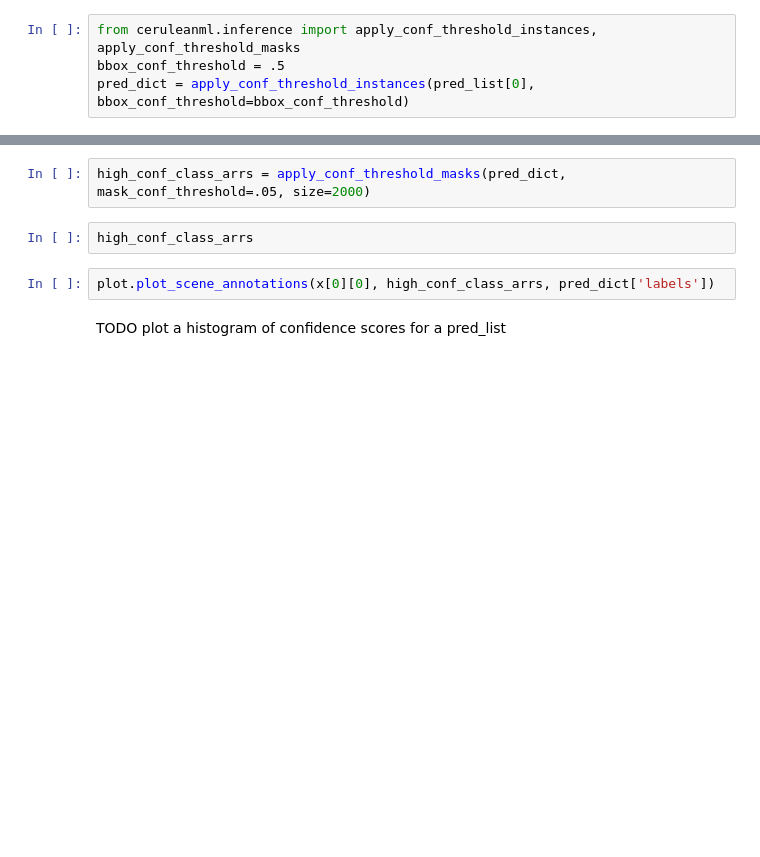
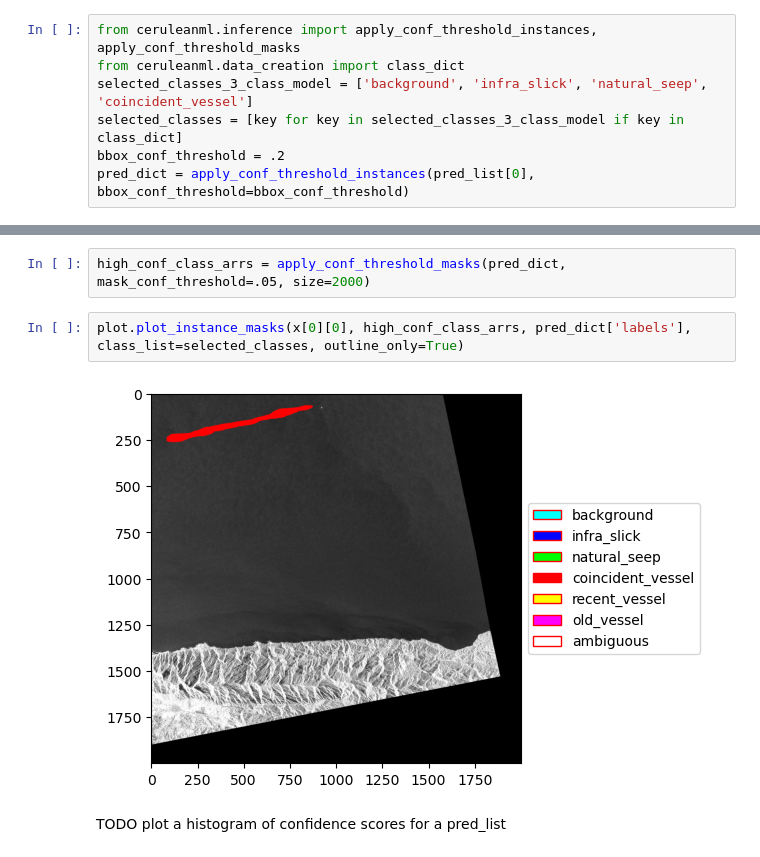
Before and after one commit to developmentseed/slickformer, a Jupyter notebook: notebooks/evaluation_mrcnn.ipynb, the cells around one changed output, grey strips where cells are left out. Cells and saved outputs as stored; diff of their text form; blank space fills up the shorter version.

Commit message:
class remapper and proper viz for 3 class model result

```diff
--- a/notebooks/evaluation_mrcnn.ipynb
+++ b/notebooks/evaluation_mrcnn.ipynb
@@ -101,6 +127,9 @@ len(pred_list)
 # %%
 from ceruleanml.inference import apply_conf_threshold_instances, apply_conf_threshold_masks
-bbox_conf_threshold = .5
+from ceruleanml.data_creation import class_dict
+selected_classes_3_class_model = ['background', 'infra_slick', 'natural_seep', 'coincident_vessel']
+selected_classes = [key for key in selected_classes_3_class_model if key in class_dict]
+bbox_conf_threshold = .2
 pred_dict = apply_conf_threshold_instances(pred_list[0], bbox_conf_threshold=bbox_conf_threshold)
 # %%
 pred_dict['scores']
@@ -113,9 +147,9 @@ skio.imshow(pred_dict['masks'][0].detach().cpu().numpy())
 # %%
 high_conf_class_arrs = apply_conf_threshold_masks(pred_dict, mask_conf_threshold=.05, size=2000)
-# %%
-high_conf_class_arrs
 # %%
-plot.plot_scene_annotations(x[0][0], high_conf_class_arrs, pred_dict['labels'])
+plot.plot_instance_masks(x[0][0], high_conf_class_arrs, pred_dict['labels'], class_list=selected_classes, outline_only=True)
+# %% [output]
+[figure, added]
 # %% [markdown]
 TODO plot a histogram of confidence scores for a pred_list
 # %%
```
Also changed, not shown: parts of 11 cells of this notebook, 3 other files.
